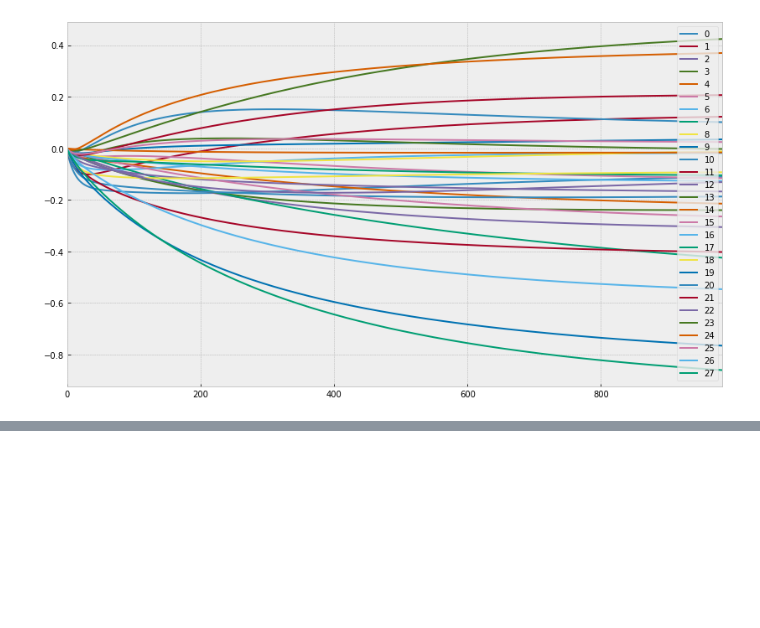
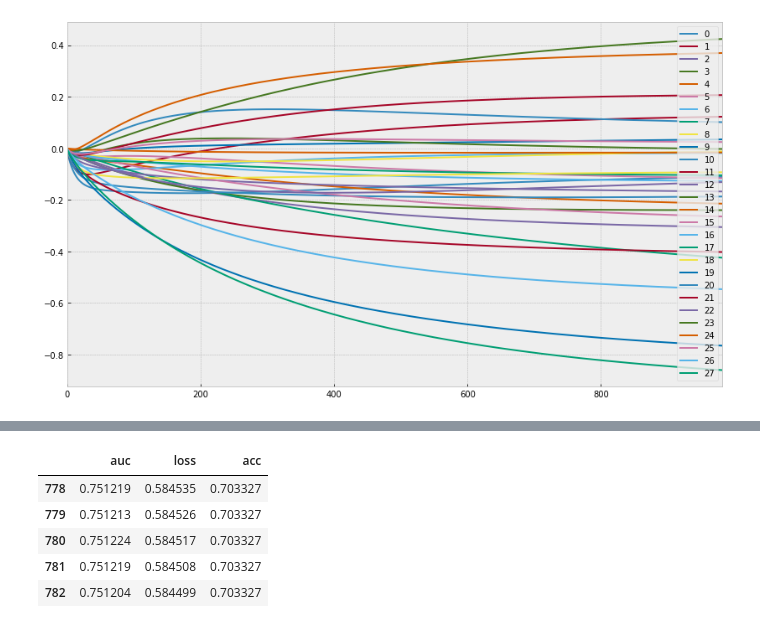
Before and after one commit to MichaelNormandyGavin/contraceptive, a Jupyter notebook: Contraceptive Study Classification.ipynb, the cells around one changed output, grey strips where cells are left out. Cells and saved outputs as stored; diff of their text form; code cells hidden in the pictures; blank space fills up the shorter version.

```diff
--- a/Contraceptive Study Classification.ipynb
+++ b/Contraceptive Study Classification.ipynb
@@ -840,0 +886,9 @@ array([ -72.5,  -93. ,   19.5,   27. ,    9. ,  -30. , -113.5,    9. ,
+# %%
+clf_01.full_history.iloc[:,-3:].tail()
+# %% [output]
+|  | auc | loss | acc |
+| 778 | 0.751219 | 0.584535 | 0.703327 |
+| 779 | 0.751213 | 0.584526 | 0.703327 |
+| 780 | 0.751224 | 0.584517 | 0.703327 |
+| 781 | 0.751219 | 0.584508 | 0.703327 |
+| 782 | 0.751204 | 0.584499 | 0.703327 |
```
Also changed, not shown: parts of 17 cells of this notebook, 1 other file.
